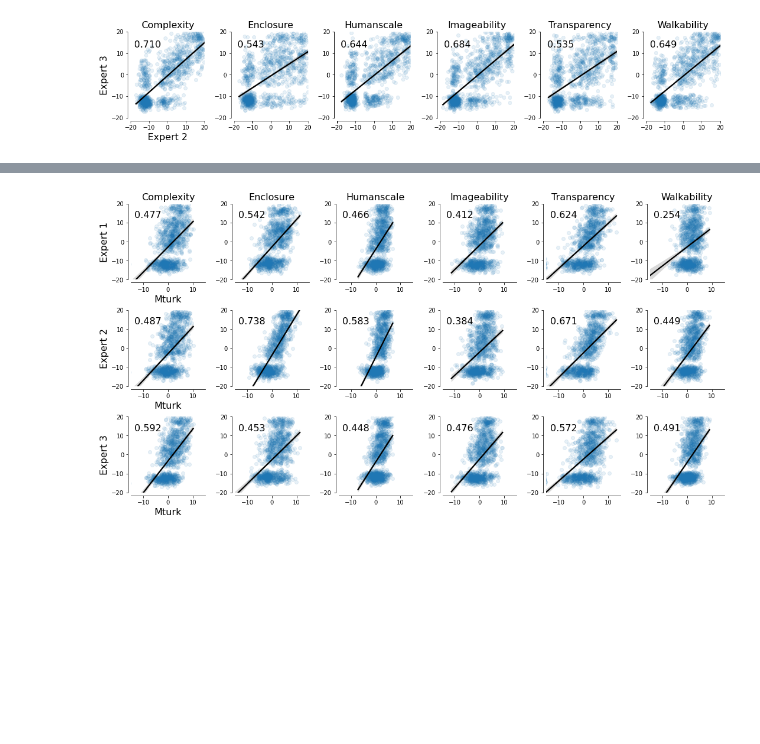
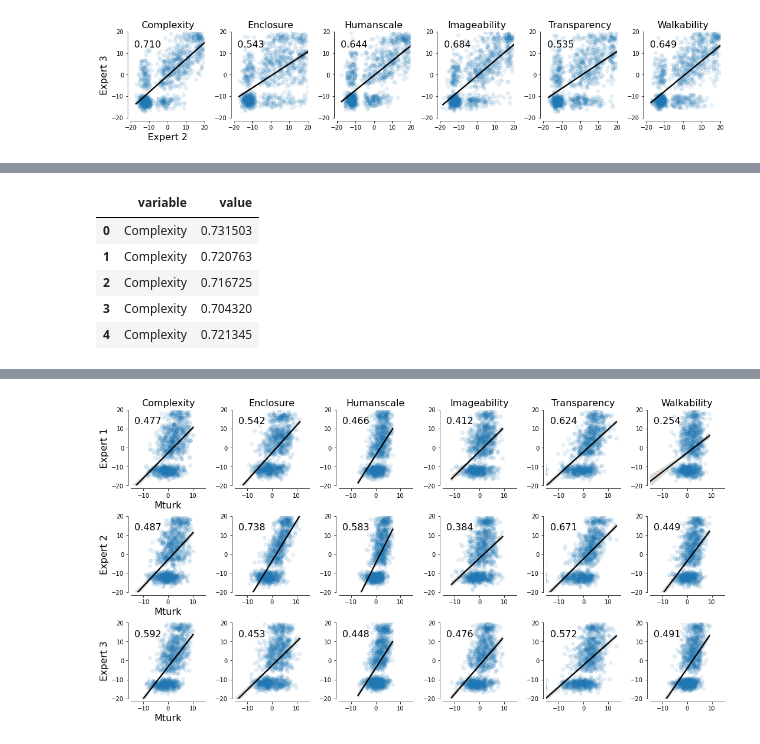
Before and after one commit to kywch/StreetPsych, a Jupyter notebook: visualize_expert_ratings.ipynb, the cells around one changed output, grey strips where cells are left out. Drawn from its saved outputs; the diff is of its cells as text; code cells hidden in the pictures; blank space fills up the shorter version.

```diff
--- a/visualize_expert_ratings.ipynb
+++ b/visualize_expert_ratings.ipynb
@@ -152,0 +172,11 @@ compare_ratings(base_df = expert2_data, base_name = 'Expert 2', base_lim = (-20,
+# %%
+# converting the wide-format data to long-format
+rel_dist = tmp_rel.melt(id_vars='id', value_vars=list(expert1_data.columns)).drop(columns=['id'])
+rel_dist.head()
+# %% [output]
+|  | variable | value |
+| 0 | Complexity | 0.731503 |
+| 1 | Complexity | 0.720763 |
+| 2 | Complexity | 0.716725 |
+| 3 | Complexity | 0.704320 |
+| 4 | Complexity | 0.721345 |
```
Also changed, not shown: parts of 13 cells of this notebook.
